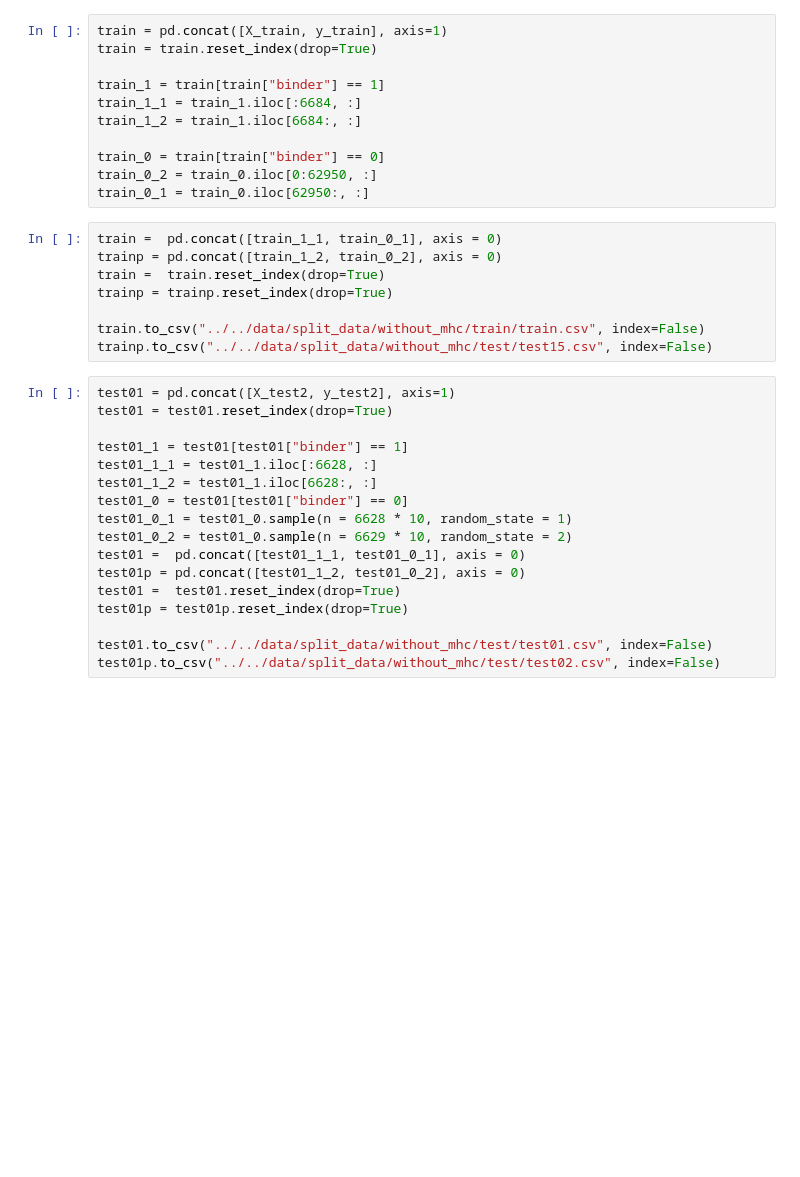
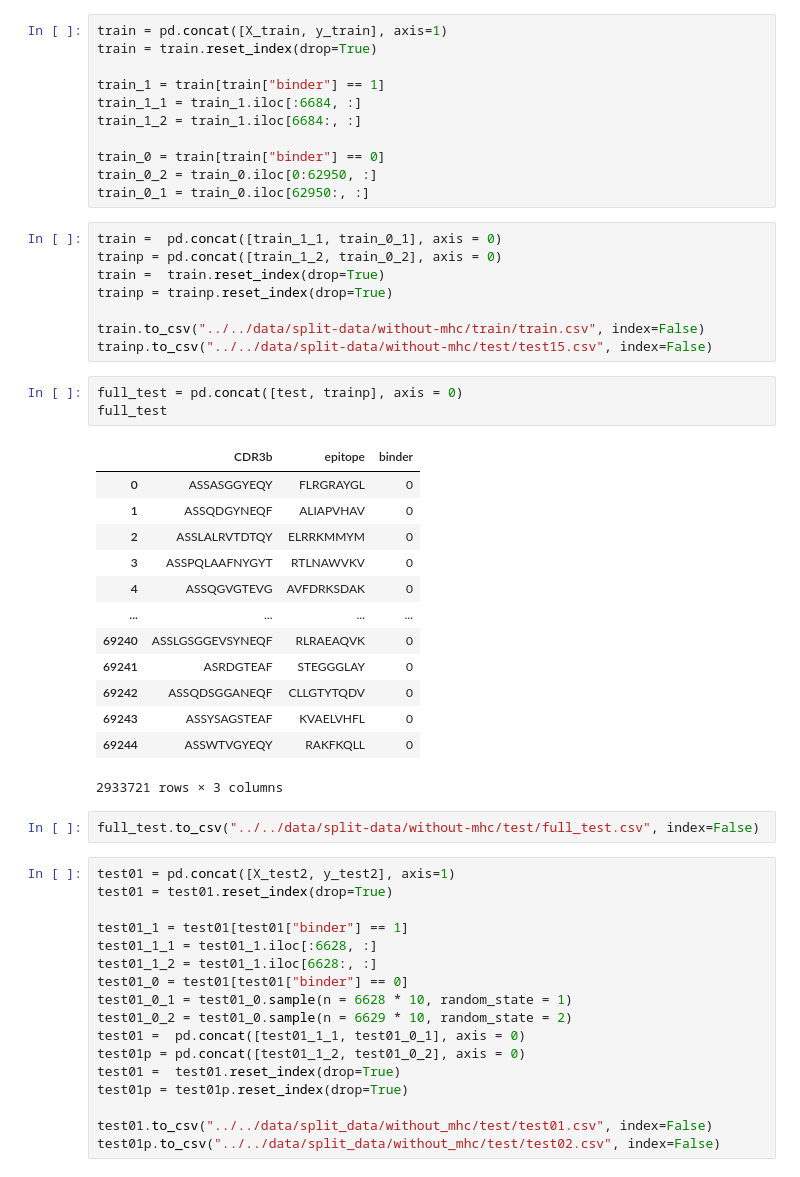
Before and after one commit to ddiem-ri-4D/epiTCR, a Jupyter notebook: src/split-data/split-data.ipynb, the cells around one changed output. Saved outputs shown, nothing was run; the diff lists cells and outputs as text; blank space fills up the shorter version.

```diff
--- a/src/split-data/split-data.ipynb
+++ b/src/split-data/split-data.ipynb
@@ -39,8 +60,27 @@ trainp = pd.concat([train_1_2, train_0_2], axis = 0)
 train =  train.reset_index(drop=True)
 trainp = trainp.reset_index(drop=True)
 
-train.to_csv("../../data/split_data/without_mhc/train/train.csv", index=False)
-trainp.to_csv("../../data/split_data/without_mhc/test/test15.csv", index=False)
+train.to_csv("../../data/split-data/without-mhc/train/train.csv", index=False)
+trainp.to_csv("../../data/split-data/without-mhc/test/test15.csv", index=False)
+# %%
+full_test = pd.concat([test, trainp], axis = 0)
+full_test
+# %% [output]
+|  | CDR3b | epitope | binder |
+| 0 | ASSASGGYEQY | FLRGRAYGL | 0 |
+| 1 | ASSQDGYNEQF | ALIAPVHAV | 0 |
+| 2 | ASSLALRVTDTQY | ELRRKMMYM | 0 |
+| 3 | ASSPQLAAFNYGYT | RTLNAWVKV | 0 |
+| 4 | ASSQGVGTEVG | AVFDRKSDAK | 0 |
+| ... | ... | ... | ... |
+| 69240 | ASSLGSGGEVSYNEQF | RLRAEAQVK | 0 |
+| 69241 | ASRDGTEAF | STEGGGLAY | 0 |
+| 69242 | ASSQDSGGANEQF | CLLGTYTQDV | 0 |
+| 69243 | ASSYSAGSTEAF | KVAELVHFL | 0 |
+| 69244 | ASSWTVGYEQY | RAKFKQLL | 0 |
+2933721 rows × 3 columns
+# %%
+full_test.to_csv("../../data/split-data/without-mhc/test/full_test.csv", index=False)
 # %%
 test01 = pd.concat([X_test2, y_test2], axis=1)
 test01 = test01.reset_index(drop=True)
```
Also changed, not shown: parts of 4 cells of this notebook, 42 other files.
